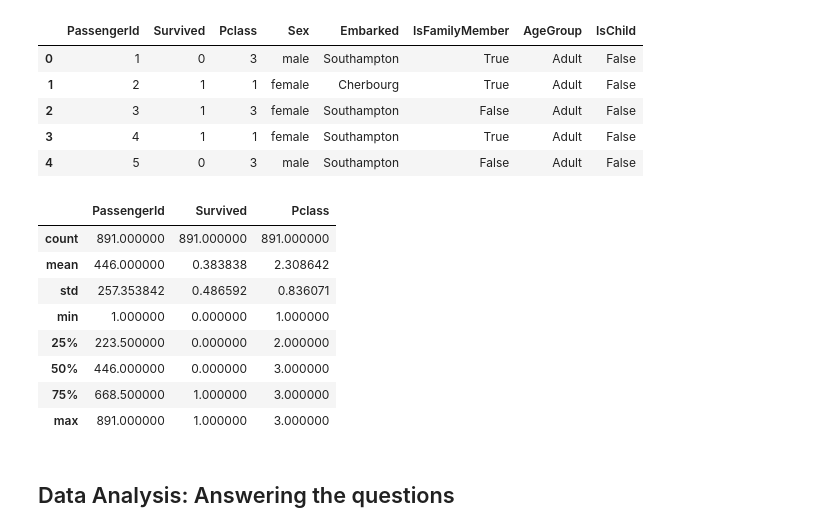
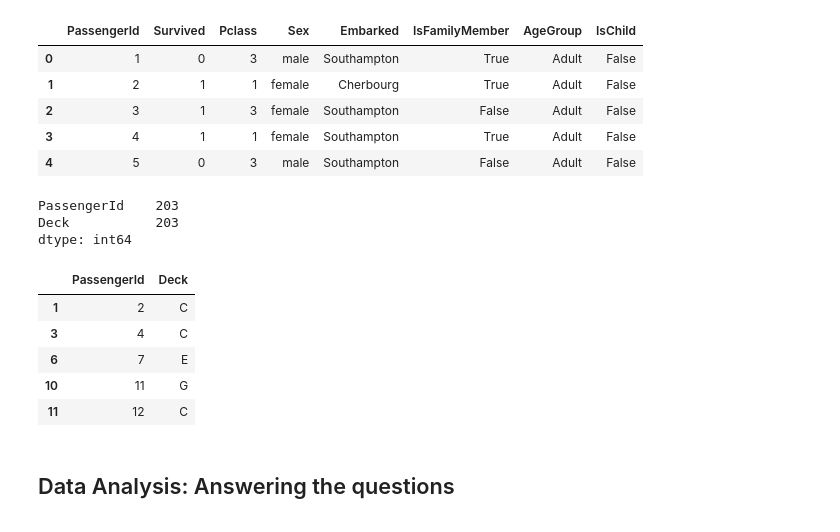
Before and after one commit to jenslaufer/data-analyst-nanodegree, a Jupyter notebook: p2/Assignment/Titanic Data.ipynb, the cells around one changed output. Drawn from its saved outputs; the diff is of its cells as text; code cells hidden in the pictures.

```diff
--- a/p2/Assignment/Titanic Data.ipynb
+++ b/p2/Assignment/Titanic Data.ipynb
@@ -277,18 +278,21 @@ titanic_df.head()
 | 2 | 3 | 1 | 3 | female | Southampton | False | Adult | False |
 | 3 | 4 | 1 | 1 | female | Southampton | True | Adult | False |
 | 4 | 5 | 0 | 3 | male | Southampton | False | Adult | False |
-# %%
-titanic_df.describe()
-# %% [output]
-|  | PassengerId | Survived | Pclass |
-| count | 891.000000 | 891.000000 | 891.000000 |
-| mean | 446.000000 | 0.383838 | 2.308642 |
-| std | 257.353842 | 0.486592 | 0.836071 |
-| min | 1.000000 | 0.000000 | 1.000000 |
-| 25% | 223.500000 | 0.000000 | 2.000000 |
-| 50% | 446.000000 | 0.000000 | 3.000000 |
-| 75% | 668.500000 | 1.000000 | 3.000000 |
-| max | 891.000000 | 1.000000 | 3.000000 |
+# %%
+deck_titanic_df.count()
+# %% [output]
+PassengerId    203
+Deck           203
+dtype: int64
+# %%
+deck_titanic_df.head()
+# %% [output]
+|  | PassengerId | Deck |
+| 1 | 2 | C |
+| 3 | 4 | C |
+| 6 | 7 | E |
+| 10 | 11 | G |
+| 11 | 12 | C |
 # %% [markdown]
 ## Data Analysis: Answering the questions ##
 # %% [markdown]
```
Also changed, not shown: parts of 11 cells of this notebook.
